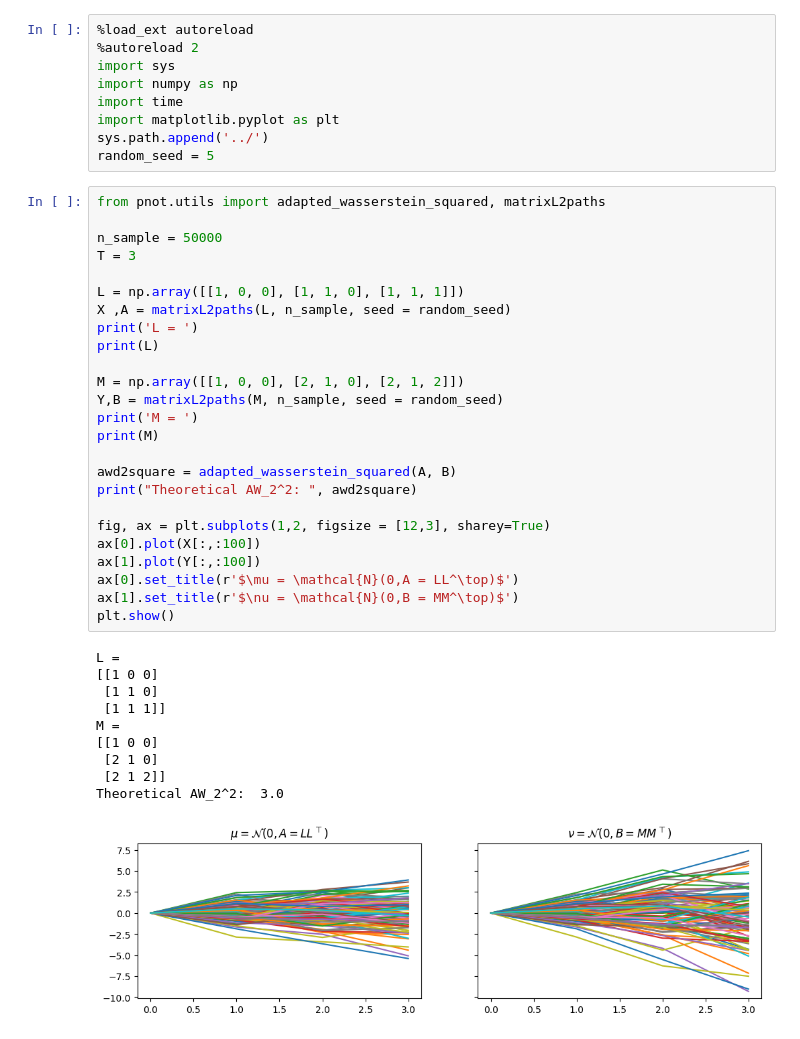
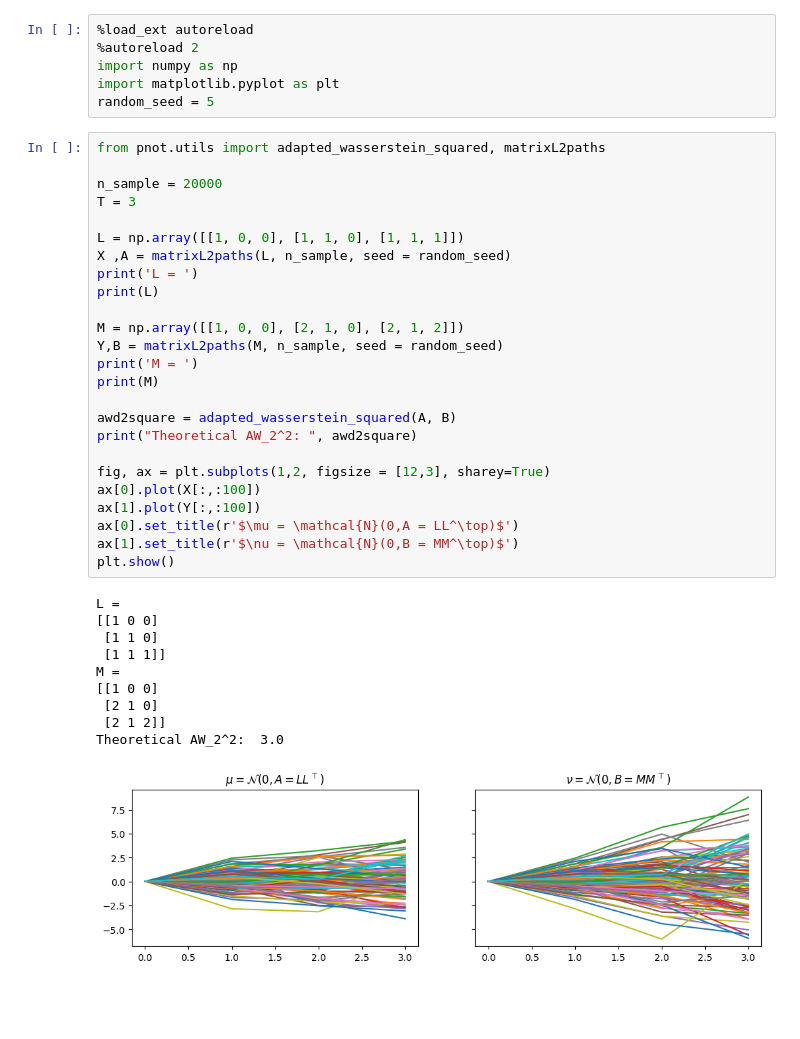
Before and after one commit to justinhou95/NestedOT, a Jupyter notebook: notebooks/demo.ipynb, the cells around one changed output. Cells and saved outputs as stored; diff of their text form; blank space fills up the shorter version.

```diff
--- a/notebooks/demo.ipynb
+++ b/notebooks/demo.ipynb
@@ -1,48 +1,45 @@
 # %%
 %load_ext autoreload
 %autoreload 2
-import sys
 import numpy as np
-import time
 import matplotlib.pyplot as plt
-sys.path.append('../')
 random_seed = 5
 # %%
 from pnot.utils import adapted_wasserstein_squared, matrixL2paths
 
-n_sample = 50000
+n_sample = 20000
 T = 3
 
 L = np.array([[1, 0, 0], [1, 1, 0], [1, 1, 1]])
 X ,A = matrixL2paths(L, n_sample, seed = random_seed)
 print('L = ')
 print(L)
 
 M = np.array([[1, 0, 0], [2, 1, 0], [2, 1, 2]])
 Y,B = matrixL2paths(M, n_sample, seed = random_seed)
 print('M = ')
 print(M)
 
 awd2square = adapted_wasserstein_squared(A, B)
 print("Theoretical AW_2^2: ", awd2square)
 
 fig, ax = plt.subplots(1,2, figsize = [12,3], sharey=True)
 ax[0].plot(X[:,:100])
 ax[1].plot(Y[:,:100])
 ax[0].set_title(r'$\mu = \mathcal{N}(0,A = LL^\top)$')
 ax[1].set_title(r'$\nu = \mathcal{N}(0,B = MM^\top)$')
 plt.show()
 # %% [output]
 L =
 [[1 0 0]
  [1 1 0]
  [1 1 1]]
 M =
 [[1 0 0]
  [2 1 0]
  [2 1 2]]
 Theoretical AW_2^2:  3.0
-[figure, old version]
+[figure, new version]
 # %%
 from pnot import nested_ot
 
```
Also changed, not shown: parts of 1 cell of this notebook, 3 other files.
